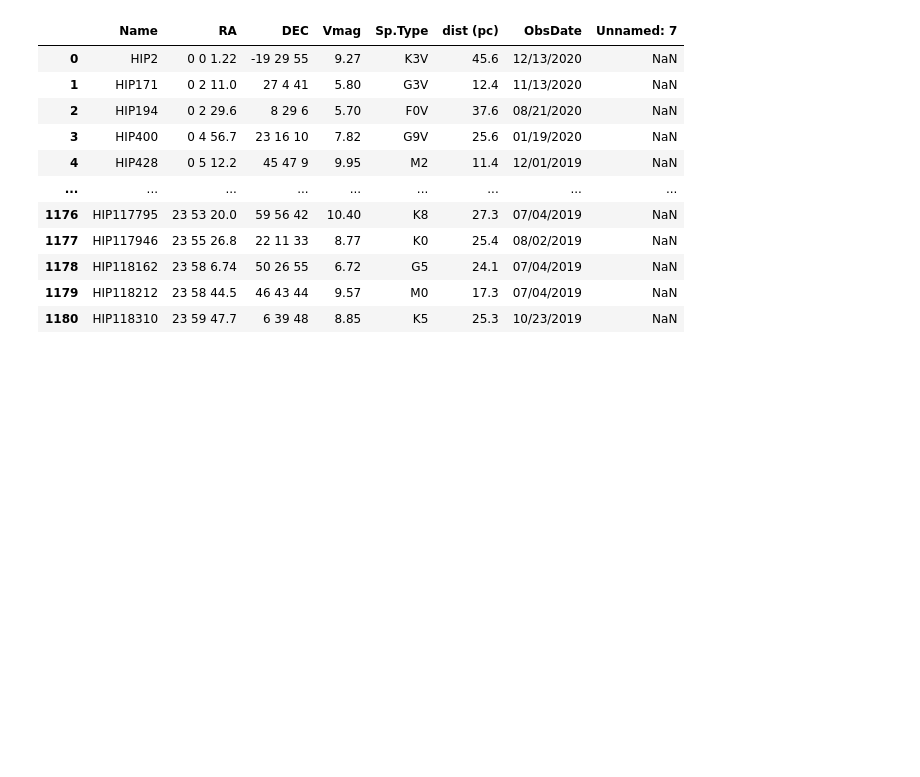
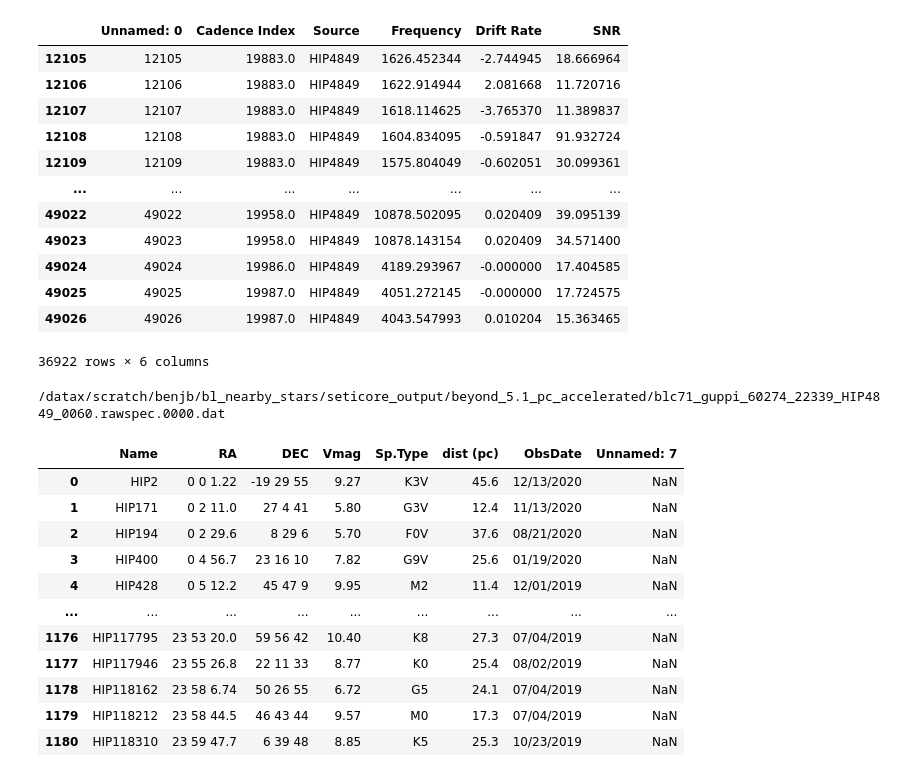
Before and after one commit to bjacobell/nearby-stars, a Jupyter notebook: plot_star_sample.ipynb, the cells around one changed output. Saved outputs shown, nothing was run; the diff lists cells and outputs as text; code cells hidden in the pictures; blank space fills up the shorter version.

```diff
--- a/plot_star_sample.ipynb
+++ b/plot_star_sample.ipynb
@@ -9,5 +163,25 @@ import os
 # %%
 dfa = pd.read_csv('/datax/scratch/benjb/bl_nearby_stars/seticore_output/findevent/all_events.csv')
+# %%
+dfa.iloc[dfa['Source'].values=='HIP4849']
+# %% [output]
+|  | Unnamed: 0 | Cadence Index | Source | Frequency | Drift Rate | SNR |
+| 12105 | 12105 | 19883.0 | HIP4849 | 1626.452344 | -2.744945 | 18.666964 |
+| 12106 | 12106 | 19883.0 | HIP4849 | 1622.914944 | 2.081668 | 11.720716 |
+| 12107 | 12107 | 19883.0 | HIP4849 | 1618.114625 | -3.765370 | 11.389837 |
+| 12108 | 12108 | 19883.0 | HIP4849 | 1604.834095 | -0.591847 | 91.932724 |
+| 12109 | 12109 | 19883.0 | HIP4849 | 1575.804049 | -0.602051 | 30.099361 |
+| ... | ... | ... | ... | ... | ... | ... |
+| 49022 | 49022 | 19958.0 | HIP4849 | 10878.502095 | 0.020409 | 39.095139 |
+| 49023 | 49023 | 19958.0 | HIP4849 | 10878.143154 | 0.020409 | 34.571400 |
+| 49024 | 49024 | 19986.0 | HIP4849 | 4189.293967 | -0.000000 | 17.404585 |
+| 49025 | 49025 | 19987.0 | HIP4849 | 4051.272145 | -0.000000 | 17.724575 |
+| 49026 | 49026 | 19987.0 | HIP4849 | 4043.547993 | 0.010204 | 15.363465 |
+36922 rows × 6 columns
+# %%
+print('/datax/scratch/benjb/bl_nearby_stars/seticore_output/beyond_5.1_pc_accelerated/blc71_guppi_60274_22339_HIP4849_0060.rawspec.0000.dat')
+# %% [output]
+/datax/scratch/benjb/bl_nearby_stars/seticore_output/beyond_5.1_pc_accelerated/blc71_guppi_60274_22339_HIP4849_0060.rawspec.0000.dat
 # %%
 df = pd.read_csv('/datax/scratch/benjb/bl_nearby_stars/BL_star_targets_all_sky.csv')
 df
```
Also changed, not shown: parts of 13 cells of this notebook, 32 other files.
